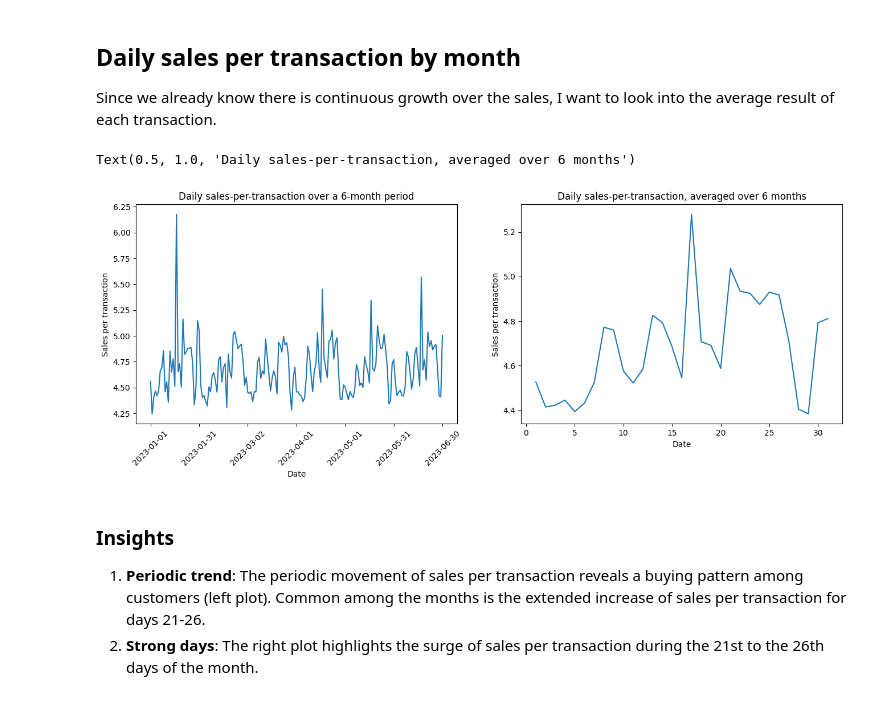
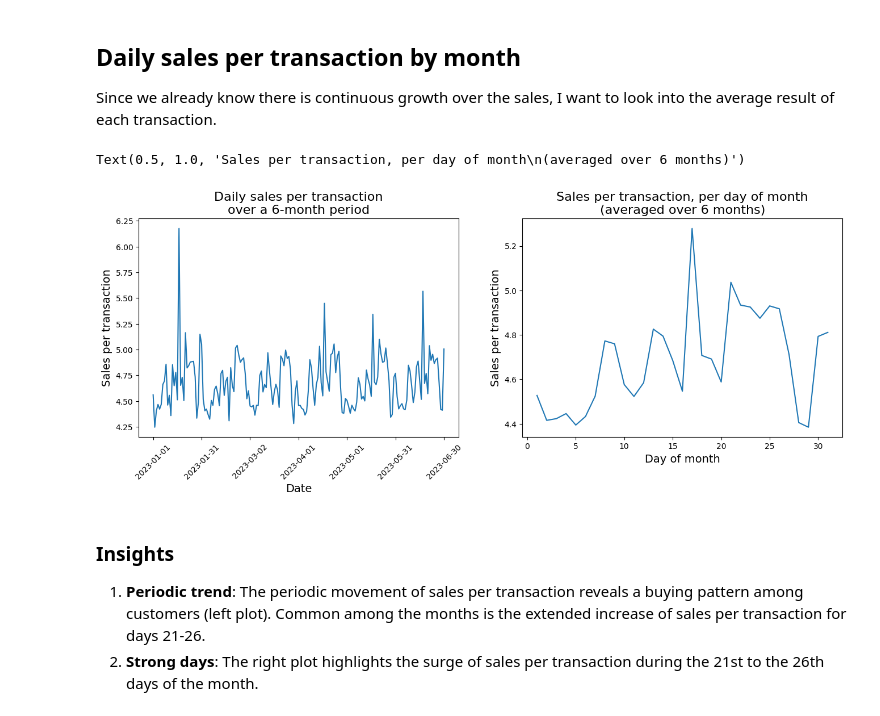
Before and after one commit to mlcuadra1/Coffee-Shop-EDA, a Jupyter notebook: notebooks/Script 2 - EDA.ipynb, the cells around one changed output. Saved outputs shown, nothing was run; the diff lists cells and outputs as text; code cells hidden in the pictures.

Commit message:
Added figures; minor edits

```diff
--- a/notebooks/Script 2 - EDA.ipynb
+++ b/notebooks/Script 2 - EDA.ipynb
@@ -88,6 +88,9 @@ monthly_purchase = monthly_purchase.reindex(index=['January', 'February', 'March
 
 fig0, (ax0, ax2) = plt.subplots(1, 2, figsize=figsize1_2)
 
+font_large = 16
+font_med = 14
+
 # Plotting the trends
 ax1 = ax0.twinx()
 ax0.plot(daily_sales.index, daily_sales, color='green')
@@ -95,13 +98,13 @@ ax1.plot(daily_purchase.index, daily_purchase, color='blue')
 
 # Customize figure
 ax0.set_xticks(ax0.get_xticks()[::30])  # Show only every 30th label (monthly)
-ax0.set_xlabel('Date')
-ax0.set_ylabel('Sales', color='green')
+ax0.set_xlabel('Date', size=font_med)
+ax0.set_ylabel('Sales', color='green', size=font_med)
 ax0.tick_params('x', rotation=45)
 ax0.tick_params('y', colors='green')
-ax1.set_ylabel('Purchases', color='blue')
+ax1.set_ylabel('Purchases', color='blue', size=font_med)
 ax1.tick_params('y', colors='blue')
-ax0.set_title('Daily sales and purchases trend over 6 months')
+ax0.set_title('Daily sales and purchases trend over 6 months', size=font_large)
 
 # Plotting the trends
 ax3 = ax2.twinx()
@@ -109,12 +112,12 @@ ax2.bar(monthly_sales.index, monthly_sales, color='lightgreen', edgecolor='light
 ax3.bar(monthly_purchase.index, monthly_purchase, color='none', edgecolor='blue')
 
 # Customize figure
-ax2.set_xlabel('Month')
-ax2.set_ylabel('Sales', color='green')
+ax2.set_xlabel('Month', size=font_med)
+ax2.set_ylabel('Sales', color='green', size=font_med)
 ax2.tick_params('y', colors='green')
-ax3.set_ylabel('Purchases', color='blue')
+ax3.set_ylabel('Purchases', color='blue', size=font_med)
 ax3.tick_params('y', colors='blue')
-ax2.set_title('Monthly sales and purchases total')
+ax2.set_title('Monthly sales and purchases total', size=font_large)
 
 plt.subplots_adjust(wspace=0.3)
 plt.title
@@ -150,27 +154,27 @@ Since we already know there is continuous growth over the sales, I want to look
 # %%
 monthly_trend = data.copy()
 
 daily_sales_per_transac_6months = monthly_trend.groupby('transaction_date')['Total_Bill'].mean()
 daily_sales_per_transac_by_month = monthly_trend.groupby('day')['Total_Bill'].mean()
 
 fig2, (ax0, ax1) = plt.subplots(1, 2, figsize=figsize1_2)
 
 ax0.plot(daily_sales_per_transac_6months.index, daily_sales_per_transac_6months.values)
 
 ax0.set_xticks(ax0.get_xticks()[::30])  # Show only every 30th label (monthly)
 ax0.tick_params('x', rotation=45)
-ax0.set_xlabel('Date')
-ax0.set_ylabel('Sales per transaction')
-ax0.set_title('Daily sales-per-transaction over a 6-month period')
+ax0.set_xlabel('Date', size=font_med)
+ax0.set_ylabel('Sales per transaction', size=font_med)
+ax0.set_title('Daily sales per transaction\nover a 6-month period', size=font_large)
 
 ax1.plot(daily_sales_per_transac_by_month.index, daily_sales_per_transac_by_month.values)
 
-ax1.set_xlabel('Date')
-ax1.set_ylabel('Sales per transaction')
-ax1.set_title('Daily sales-per-transaction, averaged over 6 months')
+ax1.set_xlabel('Day of month', size=font_med)
+ax1.set_ylabel('Sales per transaction', size=font_med)
+ax1.set_title('Sales per transaction, per day of month\n(averaged over 6 months)', size=font_large)
 # %% [output]
-Text(0.5, 1.0, 'Daily sales-per-transaction, averaged over 6 months')
+Text(0.5, 1.0, 'Sales per transaction, per day of month\n(averaged over 6 months)')
-[figure, old version]
+[figure, new version]
 # %% [markdown]
 ### Insights
 1. **Periodic trend**: The periodic movement of sales per transaction reveals a buying pattern among customers (left plot). Common among the months is the extended increase of sales per transaction for days 21-26.
```
Also changed, not shown: parts of 2 cells of this notebook, 3 other files.
